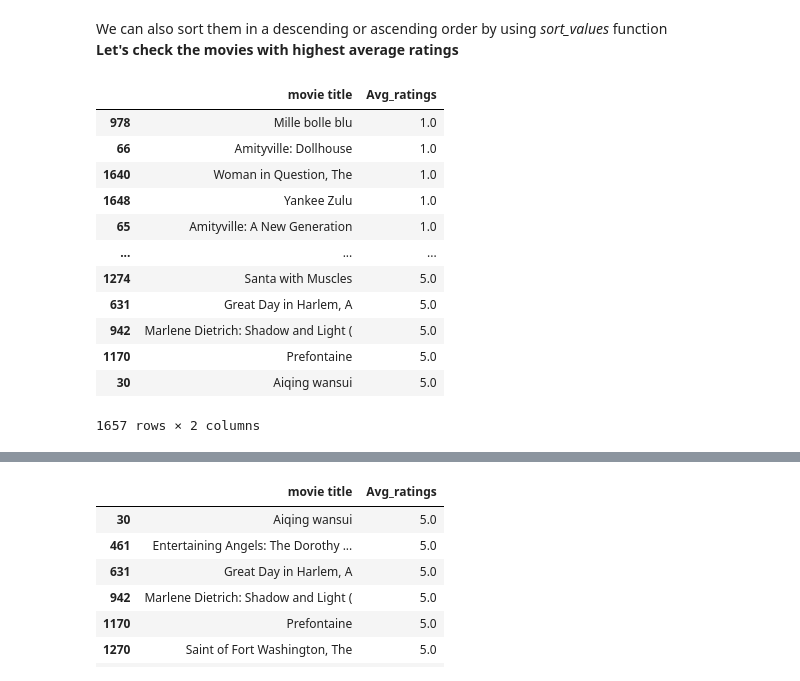
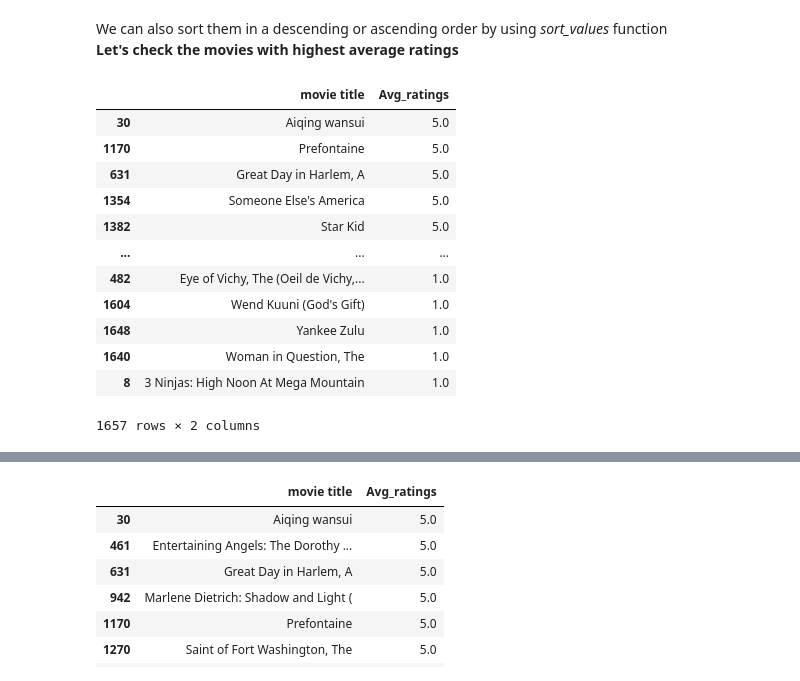
Before and after one commit to Vijayalakshmitce/8-2-demo, a Jupyter notebook: Session_Notebook_AIML_Movie_Lens_Notebook.ipynb, the cells around one changed output, grey strips where cells are left out. Drawn from its saved outputs; the diff is of its cells as text; code cells hidden in the pictures.

```diff
--- a/Session_Notebook_AIML_Movie_Lens_Notebook.ipynb
+++ b/Session_Notebook_AIML_Movie_Lens_Notebook.ipynb
@@ -691,20 +767,20 @@ avg_rating.head()
 We can also sort them in a descending or ascending order by using *sort_values* function
 <br>**Let's check the movies with highest average ratings**
 # %%
-avrating.sort_values(by='Avg_ratings')
+avrating.sort_values(by='Avg_ratings',ascending=False)
 # %% [output]
 |  | movie title | Avg_ratings |
-| 978 | Mille bolle blu | 1.0 |
-| 66 | Amityville: Dollhouse | 1.0 |
+| 30 | Aiqing wansui | 5.0 |
+| 1170 | Prefontaine | 5.0 |
+| 631 | Great Day in Harlem, A | 5.0 |
+| 1354 | Someone Else's America | 5.0 |
+| 1382 | Star Kid | 5.0 |
+| ... | ... | ... |
+| 482 | Eye of Vichy, The (Oeil de Vichy,... | 1.0 |
+| 1604 | Wend Kuuni (God's Gift) | 1.0 |
+| 1648 | Yankee Zulu | 1.0 |
 | 1640 | Woman in Question, The | 1.0 |
-| 1648 | Yankee Zulu | 1.0 |
-| 65 | Amityville: A New Generation | 1.0 |
-| ... | ... | ... |
-| 1274 | Santa with Muscles | 5.0 |
-| 631 | Great Day in Harlem, A | 5.0 |
-| 942 | Marlene Dietrich: Shadow and Light ( | 5.0 |
-| 1170 | Prefontaine | 5.0 |
-| 30 | Aiqing wansui | 5.0 |
+| 8 | 3 Ninjas: High Noon At Mega Mountain | 1.0 |
 1657 rows × 2 columns
 # %%
 avrating.info()
```
Also changed, not shown: parts of 44 cells of this notebook.
